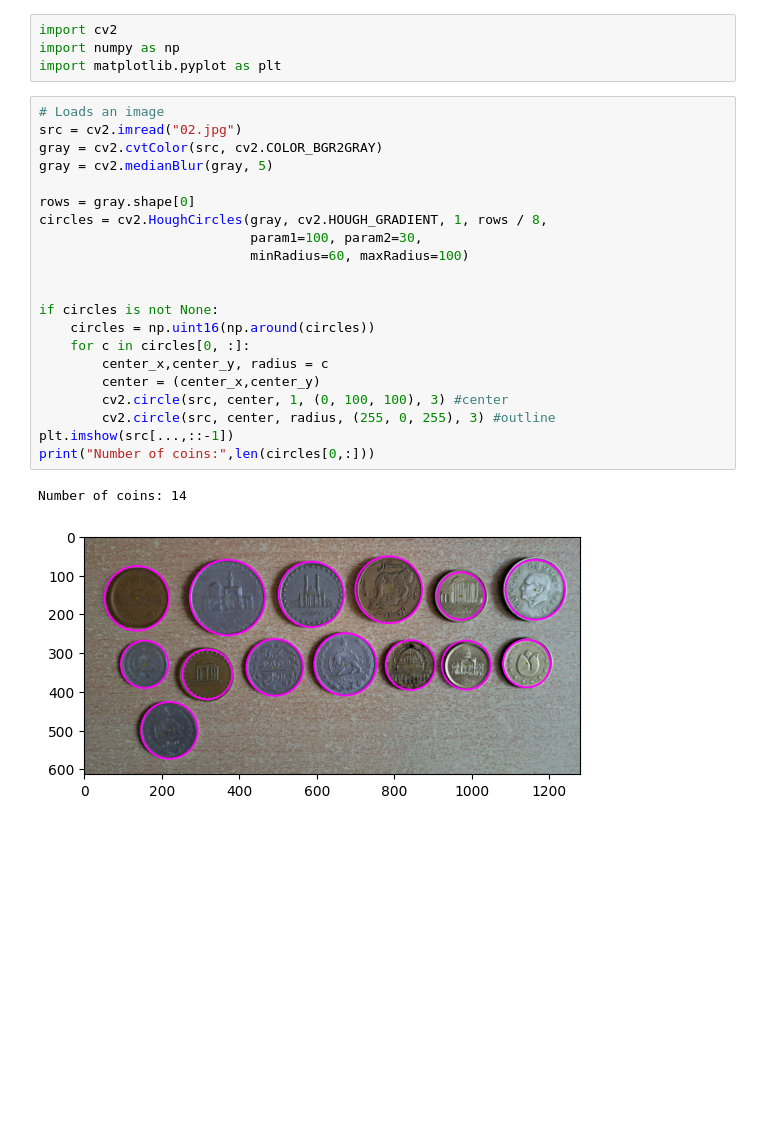
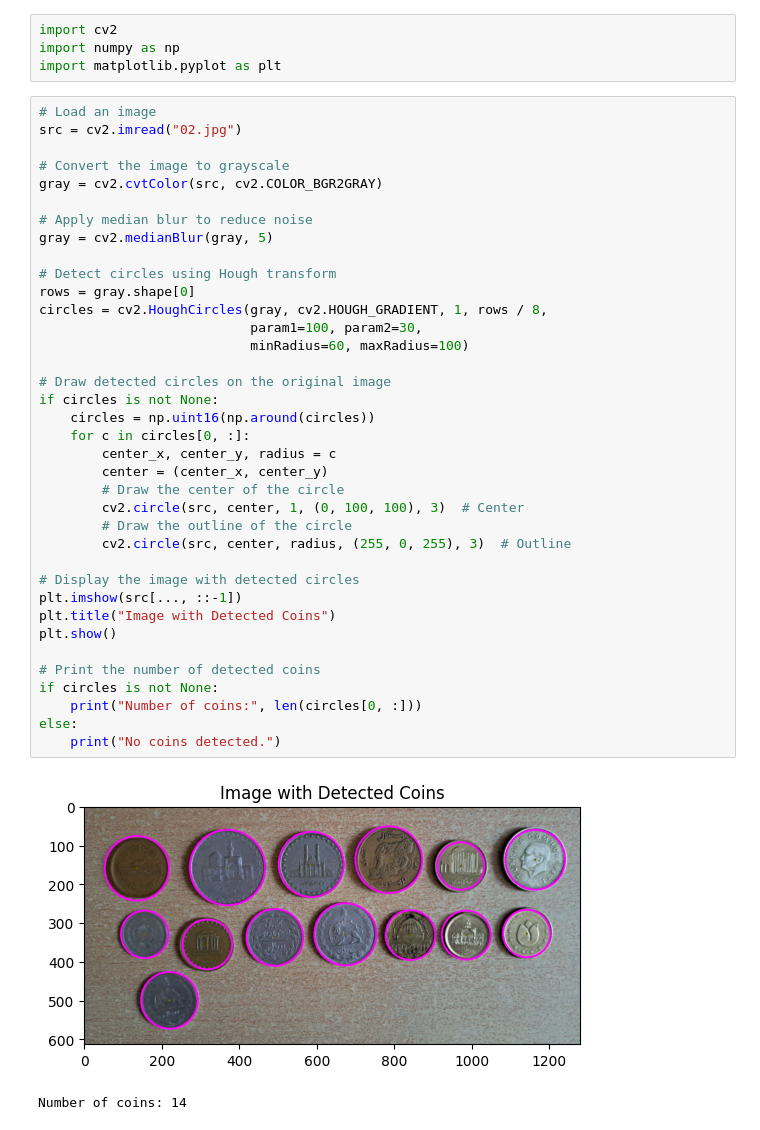
Before and after one commit to Awrsha/Image-Processing-and-Computer-Vision-Projects, a Jupyter notebook: Better Coin Detection/CoinDetectionHoughCircle.ipynb, the cells around one changed output. Saved outputs shown, nothing was run; the diff lists cells and outputs as text; blank space fills up the shorter version.

Commit message:
Update Coin Detection Project

```diff
--- a/Better Coin Detection/CoinDetectionHoughCircle.ipynb
+++ b/Better Coin Detection/CoinDetectionHoughCircle.ipynb
@@ -3,27 +3,43 @@ import cv2
 import numpy as np
 import matplotlib.pyplot as plt
 # %%
-# Loads an image
+# Load an image
 src = cv2.imread("02.jpg")
+
+# Convert the image to grayscale
 gray = cv2.cvtColor(src, cv2.COLOR_BGR2GRAY)
+
+# Apply median blur to reduce noise
 gray = cv2.medianBlur(gray, 5)
 
+# Detect circles using Hough transform
 rows = gray.shape[0]
 circles = cv2.HoughCircles(gray, cv2.HOUGH_GRADIENT, 1, rows / 8,
                            param1=100, param2=30,
                            minRadius=60, maxRadius=100)
 
-
+# Draw detected circles on the original image
 if circles is not None:
     circles = np.uint16(np.around(circles))
     for c in circles[0, :]:
-        center_x,center_y, radius = c
-        center = (center_x,center_y)
-        cv2.circle(src, center, 1, (0, 100, 100), 3) #center
-        cv2.circle(src, center, radius, (255, 0, 255), 3) #outline
-plt.imshow(src[...,::-1])
-print("Number of coins:",len(circles[0,:]))
+        center_x, center_y, radius = c
+        center = (center_x, center_y)
+        # Draw the center of the circle
+        cv2.circle(src, center, 1, (0, 100, 100), 3)  # Center
+        # Draw the outline of the circle
+        cv2.circle(src, center, radius, (255, 0, 255), 3)  # Outline
+
+# Display the image with detected circles
+plt.imshow(src[..., ::-1])
+plt.title("Image with Detected Coins")
+plt.show()
+
+# Print the number of detected coins
+if circles is not None:
+    print("Number of coins:", len(circles[0, :]))
+else:
+    print("No coins detected.")
 # %% [output]
+[figure, new version]
 Number of coins: 14
-[figure, old version]
 # %%
```
Also changed, not shown: parts of 1 cell of this notebook, 2 other files.
